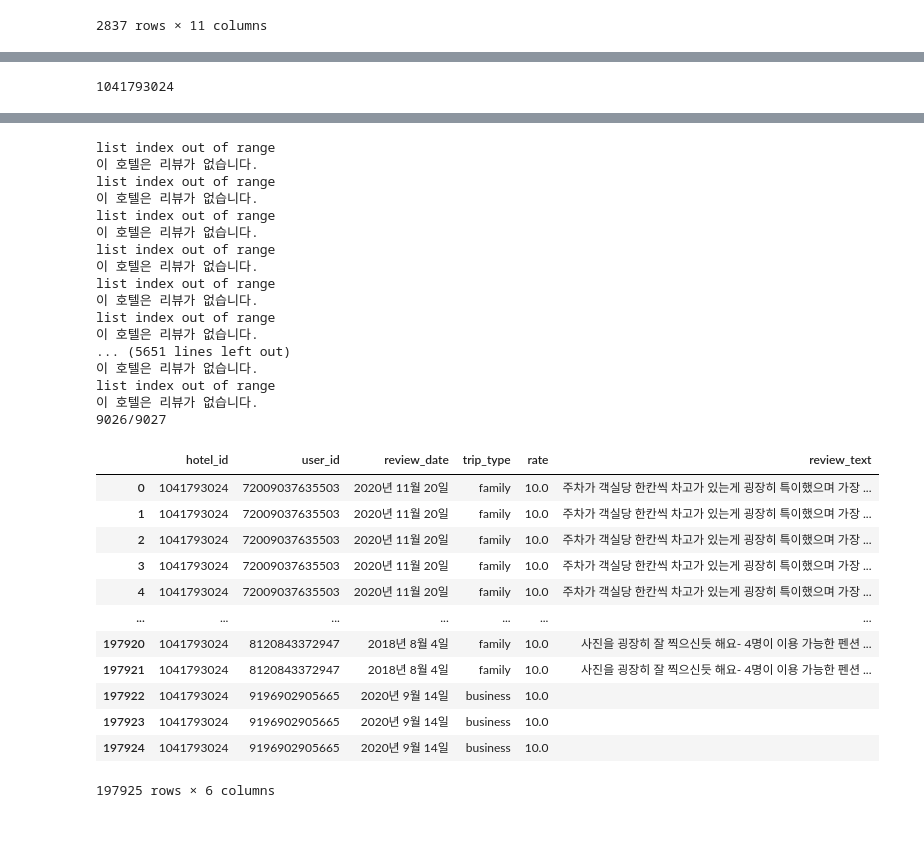
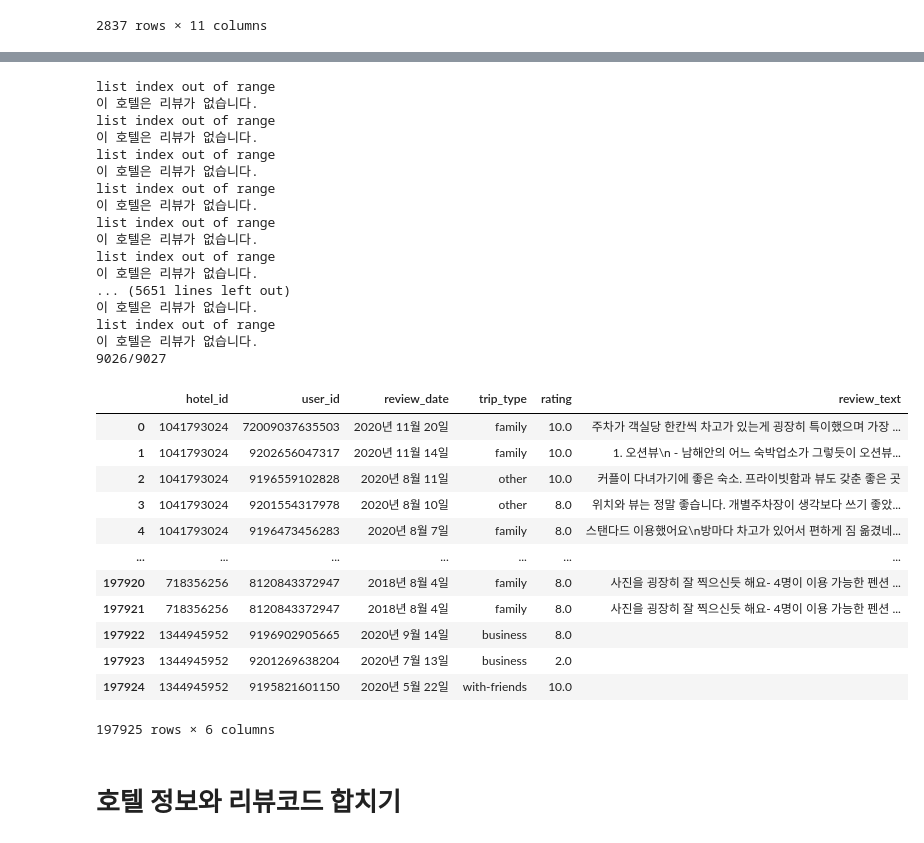
Before and after one commit to ShinJooHyeop/fintech3, a Jupyter notebook: 04Python/15실전데이터정리_호텔스닷컴에서 원하는 자료 추출하기.ipynb, the cells around one changed output, grey strips where cells are left out. Cells and saved outputs as stored; diff of their text form; code cells hidden in the pictures.

```diff
--- a/04Python/15실전데이터정리_호텔스닷컴에서 원하는 자료 추출하기.ipynb
+++ b/04Python/15실전데이터정리_호텔스닷컴에서 원하는 자료 추출하기.ipynb
@@ -198,7 +90,3 @@ df
-# %%
-hotel_id = data[0]['data']['body']['pdpHeader']['hotelId']
-# %% [output]
-1041793024
 # %%
 # 리뷰들의 위치
 reviews = data[0]['data']['body']['reviewContent']['reviews']['hermes']['groups'][0]['items']
@@ -225,68 +113,70 @@ reviews
 # 리뷰들의 위치
 hotel_reviews = {}
 
+for index, hotel in enumerate(data):
+    print(f"{index}/{len(data)}", end="\r")
 
-for index,hotel in enumerate(data):
-    print(f"{index}/{len(data)}", end ="\r")
-
-    hotel_id = data[0]['data']['body']['pdpHeader']['hotelId']
+    hotel_id = hotel['data']['body']['pdpHeader']['hotelId']
 
     try:
-        reviews = hotel['data']['body']['reviewContent']['reviews']['hermes']['groups'][0]['items']
+        reviews = hotel['data']['body']["reviewContent"]["reviews"]["hermes"]['groups'][0]['items']
     except Exception as e:
         print(e)
-        print('이 호텔은 리뷰가 없습니다.')
+        print("이 호텔은 리뷰가 없습니다.")
 
-    for reivew in reviews:
-        # 사용자 id
-        user_id = reviews[0]['itineraryId']
+
+    for review in reviews:
+        # 사용자id
+        user_id = review['itineraryId']
         # 리뷰일
-        review_date = reviews[0]['reviewDate']
-        # 여행 타입
-        trip_type = reviews[0]['tripType']
+        review_date = review['reviewDate']
+        # 여행타입
+        trip_type = review['tripType']
         # 평점
-        rating = reviews[0]['rating']
+        rating = review['rating']
         # 리뷰 텍스트
-        review_text = reviews[0]['description']
-    #    print(user_id,review_date,trip_type,review_text,review)
+        review_text = review[ 'description']
 
-        hotel_reviews.setdefault('hotel_id',[]).append(hotel_id)
-        hotel_reviews.setdefault('user_id',[]).append(user_id)
-        hotel_reviews.setdefault('review_date',[]).append(review_date)
-        hotel_reviews.setdefault('trip_type',[]).append(trip_type)
-        hotel_reviews.setdefault('rate',[]).append(rate)
-        hotel_reviews.setdefault('review_text',[]).append(review_text)
+    #     print(user_id, review_date, trip_type, rating, review_text)
+        hotel_reviews.setdefault("hotel_id", []).append(hotel_id)
+        hotel_reviews.setdefault("user_id", []).append(user_id)
+        hotel_reviews.setdefault("review_date", []).append(review_date)
+        hotel_reviews.setdefault("trip_type", []).append(trip_type)
+        hotel_reviews.setdefault("rating", []).append(rating)
+        hotel_reviews.setdefault("review_text", []).append(review_text)
 
-hotels_reviews_df = pd.DataFrame(hotel_reviews)
-hotels_reviews_df
+hotel_reviews_df = pd.DataFrame(hotel_reviews)
+hotel_reviews_df
 # %% [output]
 list index out of range
 이 호텔은 리뷰가 없습니다.
 list index out of range
 이 호텔은 리뷰가 없습니다.
 list index out of range
 이 호텔은 리뷰가 없습니다.
 list index out of range
 이 호텔은 리뷰가 없습니다.
 list index out of range
 이 호텔은 리뷰가 없습니다.
 list index out of range
 이 호텔은 리뷰가 없습니다.
 ... (5651 lines left out)
 이 호텔은 리뷰가 없습니다.
 list index out of range
 이 호텔은 리뷰가 없습니다.
 9026/9027
-|  | hotel_id | user_id | review_date | trip_type | rate | review_text |
+|  | hotel_id | user_id | review_date | trip_type | rating | review_text |
 | 0 | 1041793024 | 72009037635503 | 2020년 11월 20일 | family | 10.0 | 주차가 객실당 한칸씩 차고가 있는게 굉장히 특이했으며 가장 ... |
-| 1 | 1041793024 | 72009037635503 | 2020년 11월 20일 | family | 10.0 | 주차가 객실당 한칸씩 차고가 있는게 굉장히 특이했으며 가장 ... |
-| 2 | 1041793024 | 72009037635503 | 2020년 11월 20일 | family | 10.0 | 주차가 객실당 한칸씩 차고가 있는게 굉장히 특이했으며 가장 ... |
-| 3 | 1041793024 | 72009037635503 | 2020년 11월 20일 | family | 10.0 | 주차가 객실당 한칸씩 차고가 있는게 굉장히 특이했으며 가장 ... |
-| 4 | 1041793024 | 72009037635503 | 2020년 11월 20일 | family | 10.0 | 주차가 객실당 한칸씩 차고가 있는게 굉장히 특이했으며 가장 ... |
+| 1 | 1041793024 | 9202656047317 | 2020년 11월 14일 | family | 10.0 | 1. 오션뷰\n - 남해안의 어느 숙박업소가 그렇듯이 오션뷰... |
+| 2 | 1041793024 | 9196559102828 | 2020년 8월 11일 | other | 10.0 | 커플이 다녀가기에 좋은 숙소. 프라이빗함과 뷰도 갖춘 좋은 곳 |
+| 3 | 1041793024 | 9201554317978 | 2020년 8월 10일 | other | 8.0 | 위치와 뷰는 정말 좋습니다. 개별주차장이 생각보다 쓰기 좋았... |
+| 4 | 1041793024 | 9196473456283 | 2020년 8월 7일 | family | 8.0 | 스탠다드 이용했어요\n방마다 차고가 있어서 편하게 짐 옮겼네... |
 | ... | ... | ... | ... | ... | ... | ... |
-| 197920 | 1041793024 | 8120843372947 | 2018년 8월 4일 | family | 10.0 | 사진을 굉장히 잘 찍으신듯 해요- 4명이 이용 가능한 펜션 ... |
-| 197921 | 1041793024 | 8120843372947 | 2018년 8월 4일 | family | 10.0 | 사진을 굉장히 잘 찍으신듯 해요- 4명이 이용 가능한 펜션 ... |
-| 197922 | 1041793024 | 9196902905665 | 2020년 9월 14일 | business | 10.0 |  |
-| 197923 | 1041793024 | 9196902905665 | 2020년 9월 14일 | business | 10.0 |  |
-| 197924 | 1041793024 | 9196902905665 | 2020년 9월 14일 | business | 10.0 |  |
+| 197920 | 718356256 | 8120843372947 | 2018년 8월 4일 | family | 8.0 | 사진을 굉장히 잘 찍으신듯 해요- 4명이 이용 가능한 펜션 ... |
+| 197921 | 718356256 | 8120843372947 | 2018년 8월 4일 | family | 8.0 | 사진을 굉장히 잘 찍으신듯 해요- 4명이 이용 가능한 펜션 ... |
+| 197922 | 1344945952 | 9196902905665 | 2020년 9월 14일 | business | 8.0 |  |
+| 197923 | 1344945952 | 9201269638204 | 2020년 7월 13일 | business | 2.0 |  |
+| 197924 | 1344945952 | 9195821601150 | 2020년 5월 22일 | with-friends | 10.0 |  |
 197925 rows × 6 columns
+# %% [markdown]
+# 호텔 정보와 리뷰코드 합치기
```
Also changed, not shown: parts of 12 cells of this notebook.
